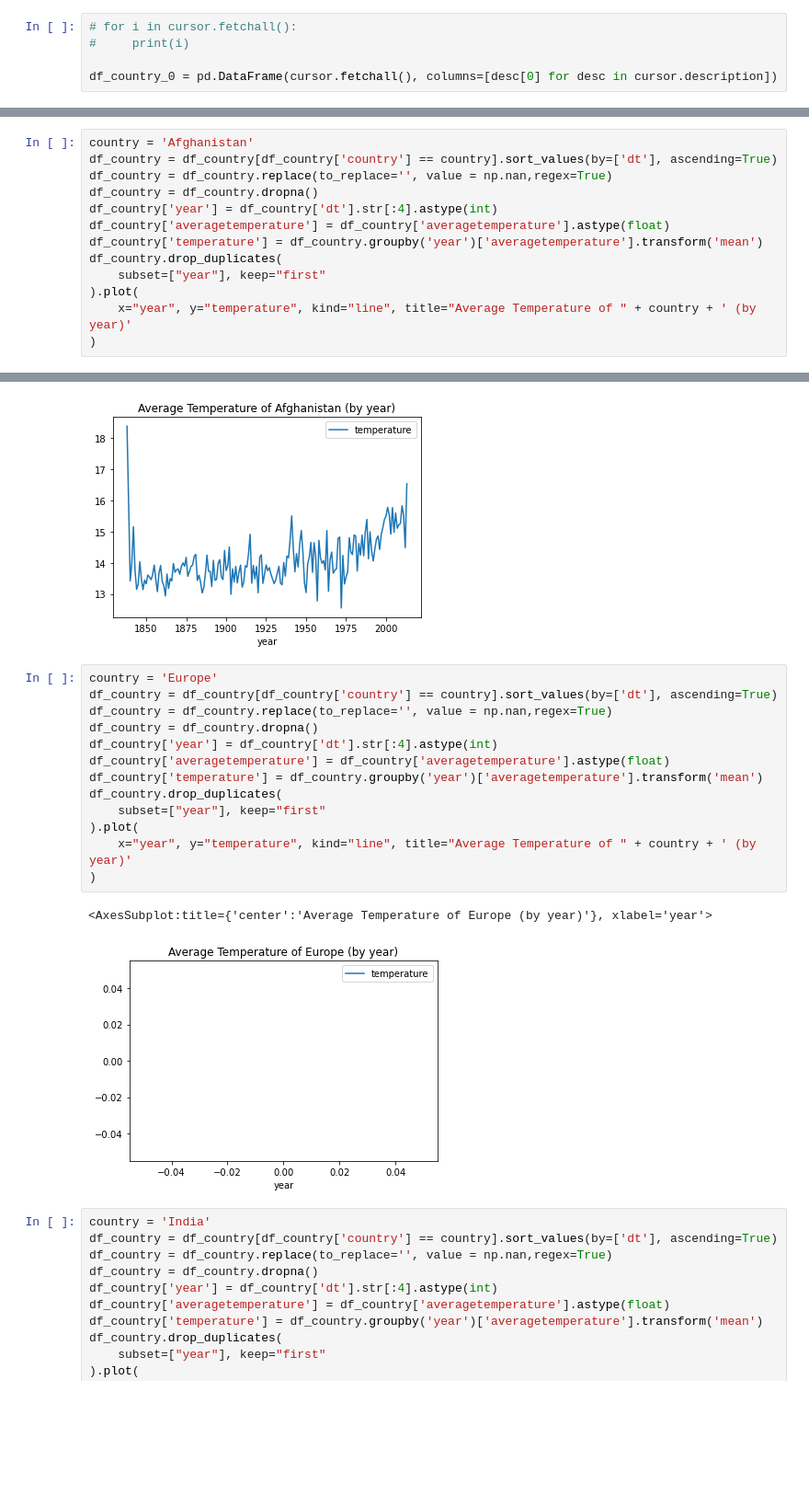
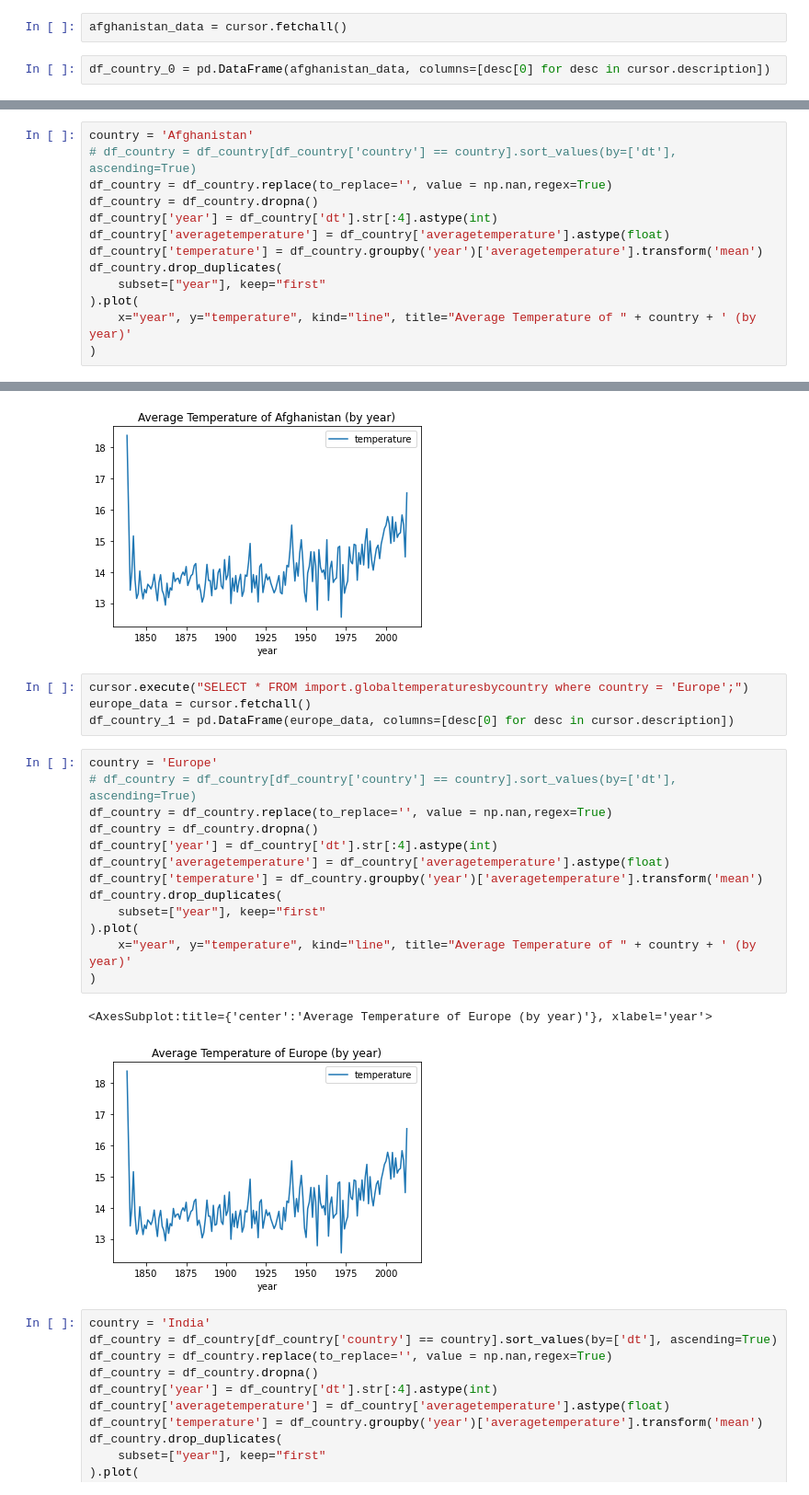
Before and after one commit to nogibjj/data-query-microservice-api, a Jupyter notebook: 10_Code/EDA_Q1.ipynb, the cells around one changed output, grey strips where cells are left out. Shown: that part at 92% size. Saved outputs shown, nothing was run; the diff lists cells and outputs as text; blank space fills up the shorter version.

```diff
--- a/10_Code/EDA_Q1.ipynb
+++ b/10_Code/EDA_Q1.ipynb
@@ -20,8 +20,7 @@ cursor.execute("SELECT * FROM import.globaltemperaturesbycountry;")
+# %%
+afghanistan_data = cursor.fetchall()
 # %%
-# for i in cursor.fetchall():
-#     print(i)
-
-df_country_0 = pd.DataFrame(cursor.fetchall(), columns=[desc[0] for desc in cursor.description])
+df_country_0 = pd.DataFrame(afghanistan_data, columns=[desc[0] for desc in cursor.description])
 # %%
 df_country = df_country_0.copy()
 df_country['country'] = df_country['country'].str.strip()
@@ -41,6 +40,6 @@ df_country.sample(10)
 # %%
 country = 'Afghanistan'
-df_country = df_country[df_country['country'] == country].sort_values(by=['dt'], ascending=True)
+# df_country = df_country[df_country['country'] == country].sort_values(by=['dt'], ascending=True)
 df_country = df_country.replace(to_replace='', value = np.nan,regex=True)
 df_country = df_country.dropna()
 df_country['year'] = df_country['dt'].str[:4].astype(int)
@@ -54,22 +53,26 @@ df_country.drop_duplicates(
 # %% [output]
 <AxesSubplot:title={'center':'Average Temperature of Afghanistan (by year)'}, xlabel='year'>
 [figure]
+# %%
+cursor.execute("SELECT * FROM import.globaltemperaturesbycountry where country = 'Europe';")
+europe_data = cursor.fetchall()
+df_country_1 = pd.DataFrame(europe_data, columns=[desc[0] for desc in cursor.description])
 # %%
 country = 'Europe'
-df_country = df_country[df_country['country'] == country].sort_values(by=['dt'], ascending=True)
+# df_country = df_country[df_country['country'] == country].sort_values(by=['dt'], ascending=True)
 df_country = df_country.replace(to_replace='', value = np.nan,regex=True)
 df_country = df_country.dropna()
 df_country['year'] = df_country['dt'].str[:4].astype(int)
 df_country['averagetemperature'] = df_country['averagetemperature'].astype(float)
 df_country['temperature'] = df_country.groupby('year')['averagetemperature'].transform('mean')
 df_country.drop_duplicates(
     subset=["year"], keep="first"
 ).plot(
     x="year", y="temperature", kind="line", title="Average Temperature of " + country + ' (by year)'
 )
 # %% [output]
 <AxesSubplot:title={'center':'Average Temperature of Europe (by year)'}, xlabel='year'>
-[figure, old version]
+[figure, new version]
 # %%
 country = 'India'
 df_country = df_country[df_country['country'] == country].sort_values(by=['dt'], ascending=True)
```
Also changed, not shown: parts of 2 cells of this notebook.
